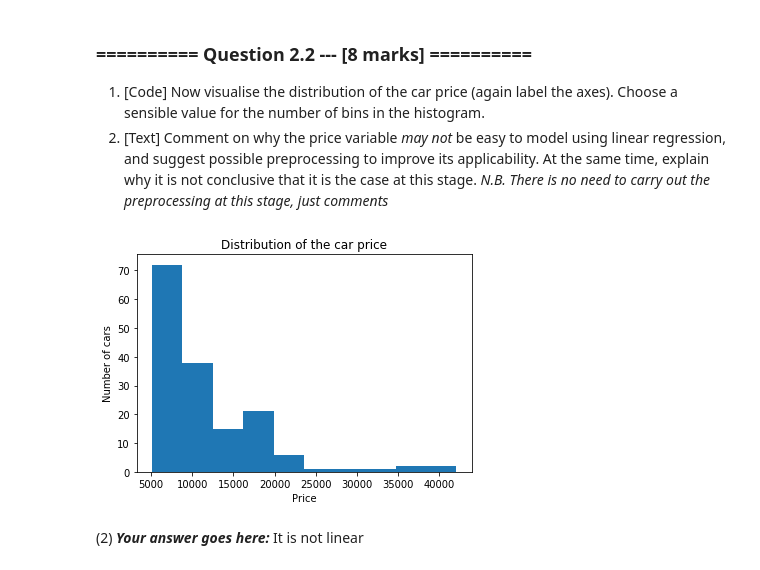
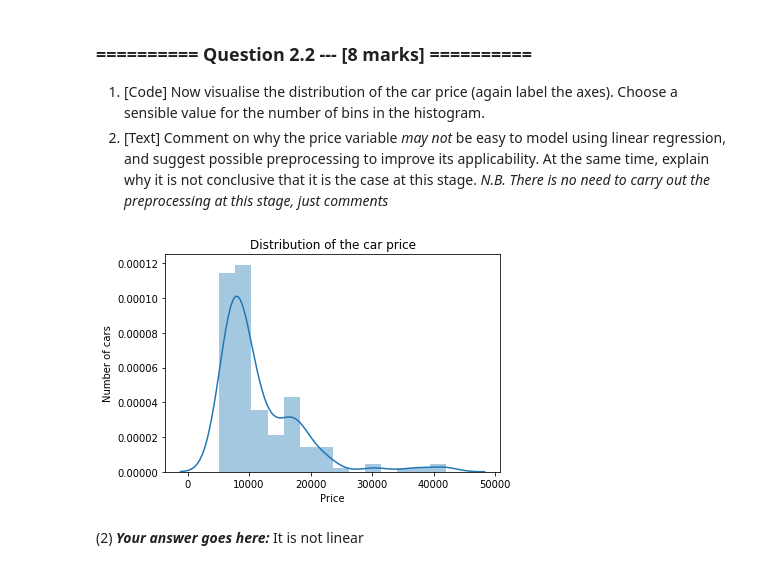
Before and after one commit to Battery233/IAML2018, a Jupyter notebook: Assignments/02_LinearRegression.ipynb, the cells around one changed output. Drawn from its saved outputs; the diff is of its cells as text; code cells hidden in the pictures.

```diff
--- a/Assignments/02_LinearRegression.ipynb
+++ b/Assignments/02_LinearRegression.ipynb
@@ -280,13 +281,13 @@ plt.show()
 *N.B. There is no need to carry out the preprocessing at this stage, just comments*
 # %%
 # (1) # Your Code goes here:
-plt.hist(price)
+sns.distplot(price)
 plt.xlabel("Price")
 plt.ylabel("Number of cars")
 plt.title("Distribution of the car price")
 plt.show()
 # %% [output]
-[figure, old version]
+[figure, new version]
 # %% [markdown]
 (2) ***Your answer goes here:***
 It is not linear
```
Also changed, not shown: parts of 21 cells of this notebook.
